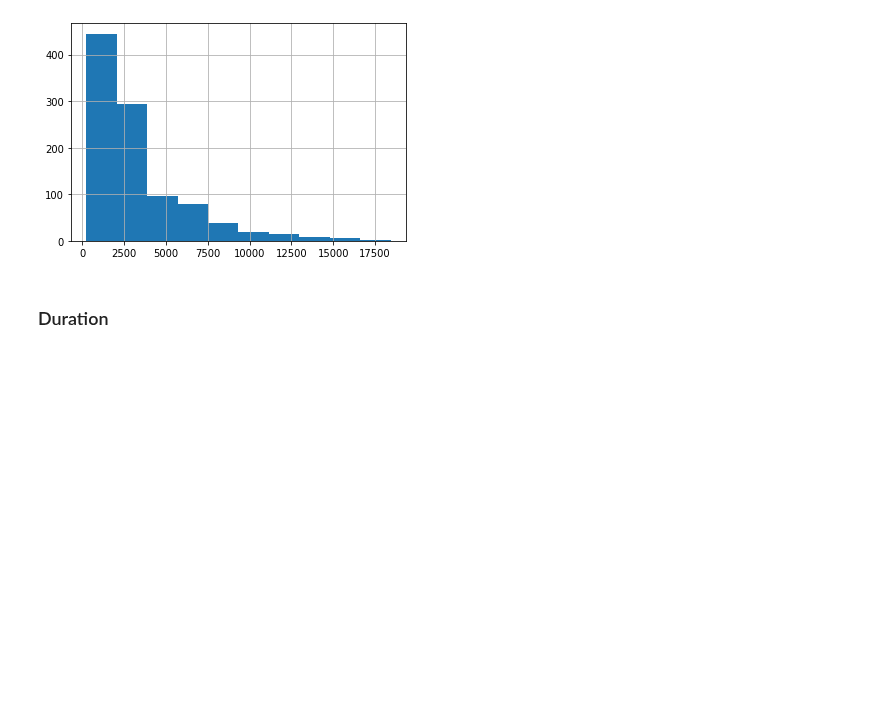
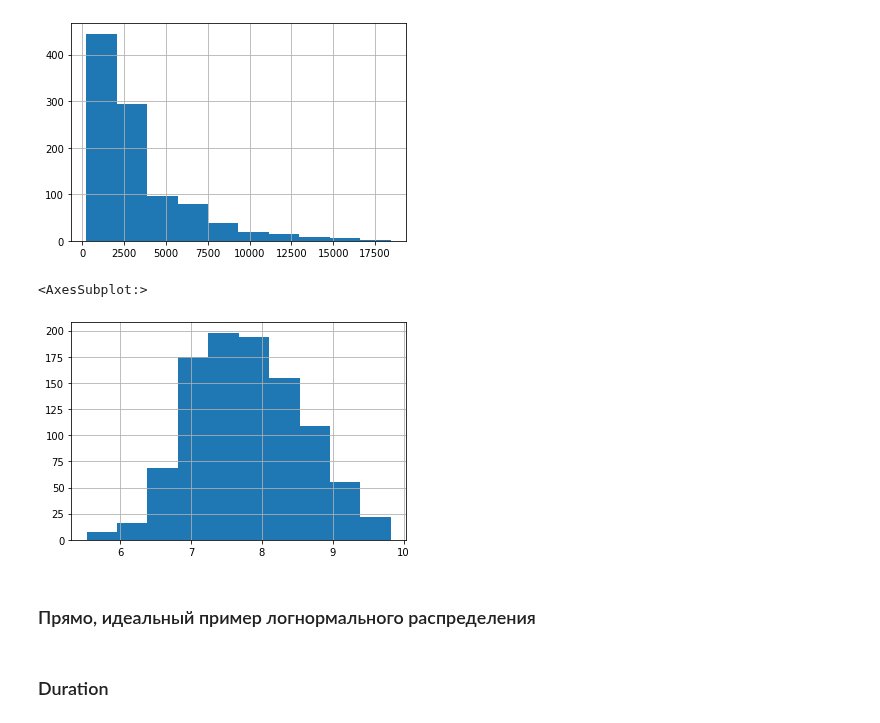
Before and after one commit to TefloniusMonk/intro, a Jupyter notebook: notebooks/german_credit.ipynb, the cells around one changed output. Cells and saved outputs as stored; diff of their text form; code cells hidden in the pictures; blank space fills up the shorter version.

Commit message:
Added some plots

```diff
--- a/notebooks/german_credit.ipynb
+++ b/notebooks/german_credit.ipynb
@@ -127,3 +132,8 @@ ds['Credit amount'].hist()
 # %% [output]
 <AxesSubplot:>
 [figure]
+# %%
+np.log(ds['Credit amount']).hist()
+# %% [output]
+<AxesSubplot:>
+[figure, added]
@@ -130,3 +143,5 @@ ds['Credit amount'].hist()
+# %% [markdown]
+### Прямо, идеальный пример логнормального распределения
 # %% [markdown]
 ### Duration
 # %%
```
Also changed, not shown: parts of 31 cells of this notebook.
